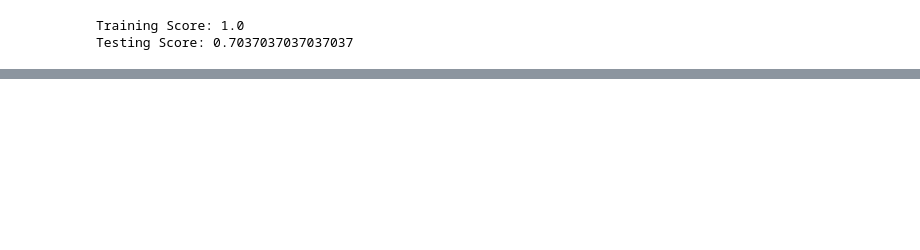
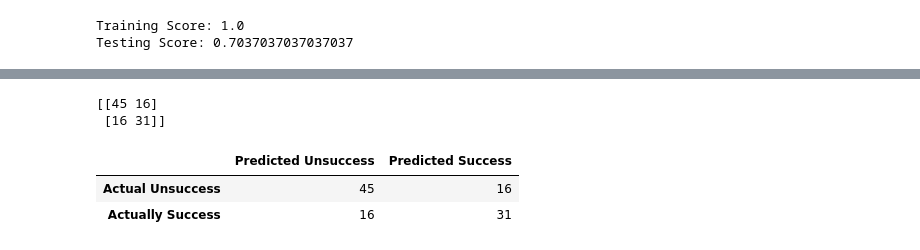
Before and after one commit to sberberian/Beer-Characteristics-Profiling, a Jupyter notebook: Machine_leaning_Beer.ipynb, the cells around one changed output, grey strips where cells are left out. Cells and saved outputs as stored; diff of their text form; code cells hidden in the pictures; blank space fills up the shorter version.

```diff
--- a/Machine_leaning_Beer.ipynb
+++ b/Machine_leaning_Beer.ipynb
@@ -175,0 +152,15 @@ weighted avg       0.70      0.70      0.70       108
+# %%
+# Create confusion matrix
+matrix = confusion_matrix(y_test, y_pred)
+print(matrix)
+
+cm_df = pd.DataFrame(
+    matrix, index=["Actual Unsuccess", "Actually Success"], columns=["Predicted Unsuccess", "Predicted Success"])
+
+cm_df
+# %% [output]
+[[45 16]
+ [16 31]]
+|  | Predicted Unsuccess | Predicted Success |
+| Actual Unsuccess | 45 | 16 |
+| Actually Success | 16 | 31 |
```
Also changed, not shown: parts of 56 cells of this notebook, 1 other file.
